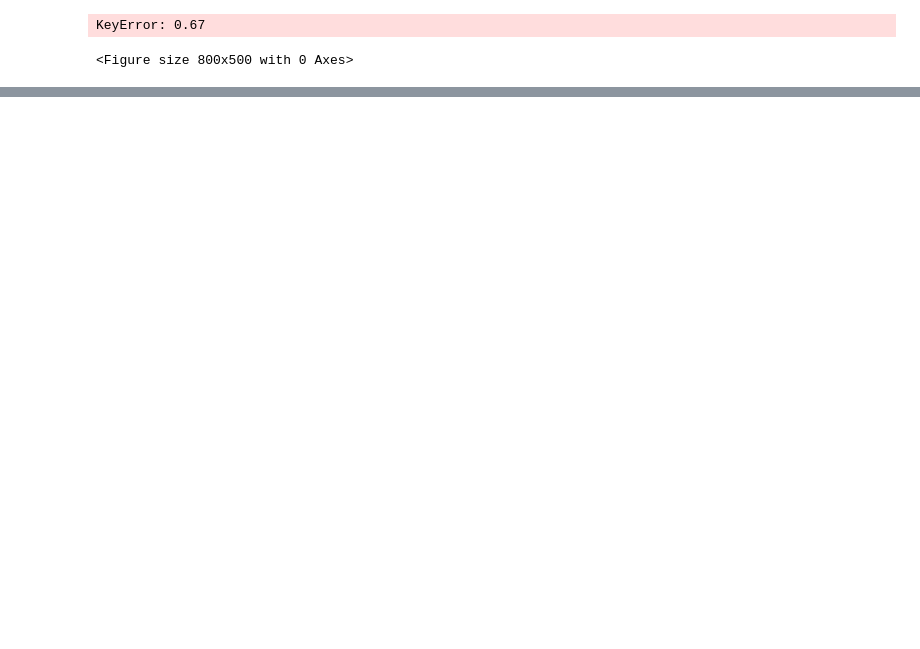
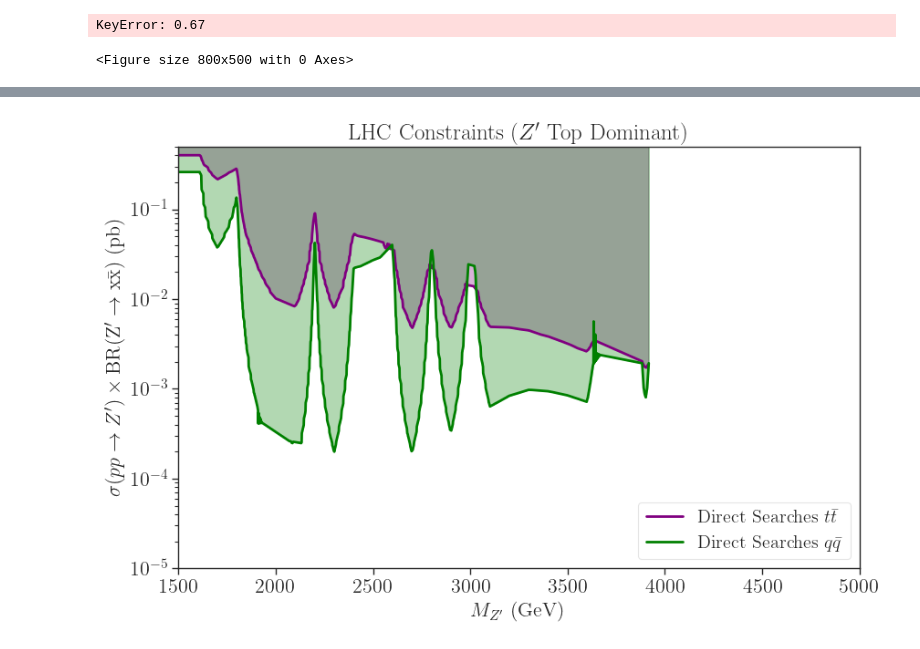
Before and after one commit to viniciusrocca/EFT_ToyModel, a Jupyter notebook: Z_prime_constraints/plots-AllExclusions.ipynb, the cells around one changed output, grey strips where cells are left out. Saved outputs shown, nothing was run; the diff lists cells and outputs as text; code cells hidden in the pictures; blank space fills up the shorter version.

Commit message:
Almost getting the constraints limits

```diff
--- a/Z_prime_constraints/plots-AllExclusions.ipynb
+++ b/Z_prime_constraints/plots-AllExclusions.ipynb
@@ -283,0 +179,67 @@ plt.show()
+# %%
+import pandas as pd
+import numpy as np
+import matplotlib.pyplot as plt
+
+# 1. Load Data
+df_qq = pd.read_csv('./Exclusion_Contours_topDom_qq.csv')
+df_tt = pd.read_csv('./Exclusion_Contours_topDom_tt.csv')
+
+r_target = 1.0 / 1.5
+upper_limit = 0.5  # This MUST match your plt.ylim() upper bound!
+
+def plot_simple_fill(df, color, label):
+    # Filter for target r-value and drop the NaNs used for segment breaks
+    df_filtered = df[np.isclose(df['r_value'], r_target)].dropna()
+
+    if df_filtered.empty:
+        return
+
+    # --- THE SIMPLE METHOD ---
+    # 1. Round the mass to the nearest integer so we can group points together safely
+    df_filtered['mZp_round'] = df_filtered['mZp_GeV'].round(0)
+
+    # 2. For every mass point, find the absolute minimum cross-section.
+    # This automatically flattens any loops or overhangs into a single clean line.
+    line_data = df_filtered.groupby('mZp_round')['xsecXBR_pb'].min().reset_index()
+
+    # 3. Sort strictly from left to right
+    line_data = line_data.sort_values('mZp_round')
+
+    x = line_data['mZp_round'].values
+    y = line_data['xsecXBR_pb'].values
+
+    # Extend to the y-axis if the data starts after 1500
+    if len(x) > 0 and x[0] > 1500.0:
+        x = np.insert(x, 0, 1500.0)
+        y = np.insert(y, 0, y[0])
+
+    # Plot the line linking the points
+    plt.plot(x, y, color=color, linewidth=2, linestyle='solid', label=label)
+
+    # Fill the region between the dots and the maximum value
+    plt.fill_between(x, y, upper_limit, color=color, alpha=0.3)
+
+# ---------------------------------------------------------
+# Create the Final Plot
+# ---------------------------------------------------------
+fig = plt.figure(figsize=(9, 6))
+
+plot_simple_fill(df_tt, color='purple', label=r'Direct Searches $t\bar{t}$')
+plot_simple_fill(df_qq, color='green', label=r'Direct Searches $q\bar{q}$')
+
+# Formatting
+plt.legend(loc='lower right', fontsize=14.5, framealpha=0.5)
+plt.yscale('log')
+plt.xlabel(r'$M_{Z^\prime}$ (GeV)', fontsize=16)
+plt.ylabel(r'$\sigma(pp \to Z^\prime) \times \rm{BR}(Z^\prime \to x\bar{x})$ (pb)', fontsize=16)
+
+plt.xlim(1500, 5000)
+plt.ylim(1e-5, upper_limit)
+
+plt.title(r'LHC Constraints ($Z^\prime$ Top Dominant)', fontsize=18)
+plt.tight_layout()
+plt.savefig('allExclusions_v2_Corrected.png', dpi=300)
+plt.show()
+# %% [output]
+[figure, added]
```
Also changed, not shown: parts of 2 cells of this notebook, 7 other files.
